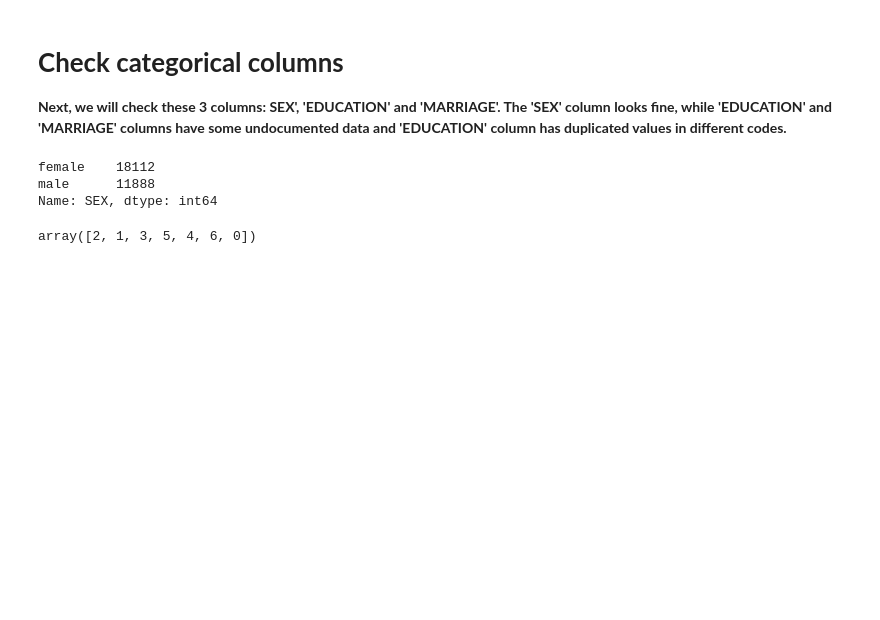
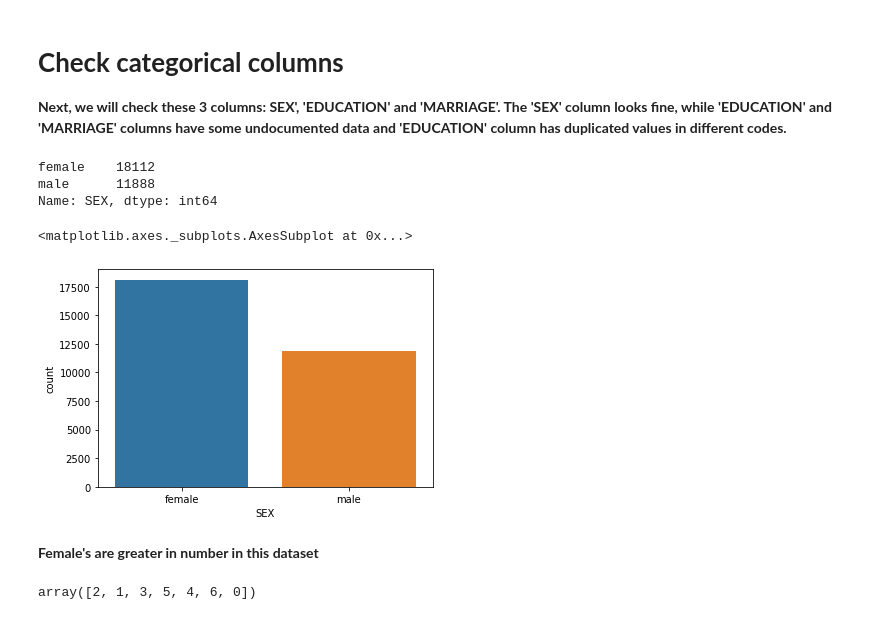
Before and after one commit to AtulChouhan0/Credit-Card-Default-Prediction, a Jupyter notebook: Credit_Card_Default_Prediction_Capstone_Project.ipynb, the cells around one changed output. Saved outputs shown, nothing was run; the diff lists cells and outputs as text; code cells hidden in the pictures; blank space fills up the shorter version.

Commit message:
final comparison graph

```diff
--- a/Credit_Card_Default_Prediction_Capstone_Project.ipynb
+++ b/Credit_Card_Default_Prediction_Capstone_Project.ipynb
@@ -193,6 +195,13 @@ new["SEX"].value_counts()
 female    18112
 male      11888
 Name: SEX, dtype: int64
+# %%
+sns.countplot(new['SEX'])
+# %% [output]
+<matplotlib.axes._subplots.AxesSubplot at 0x...>
+[figure, added]
+# %% [markdown]
+**Female's are greater in number in this dataset**
 # %%
 df["EDUCATION"].unique()
 # %% [output]
```
Also changed, not shown: parts of 28 cells of this notebook.
